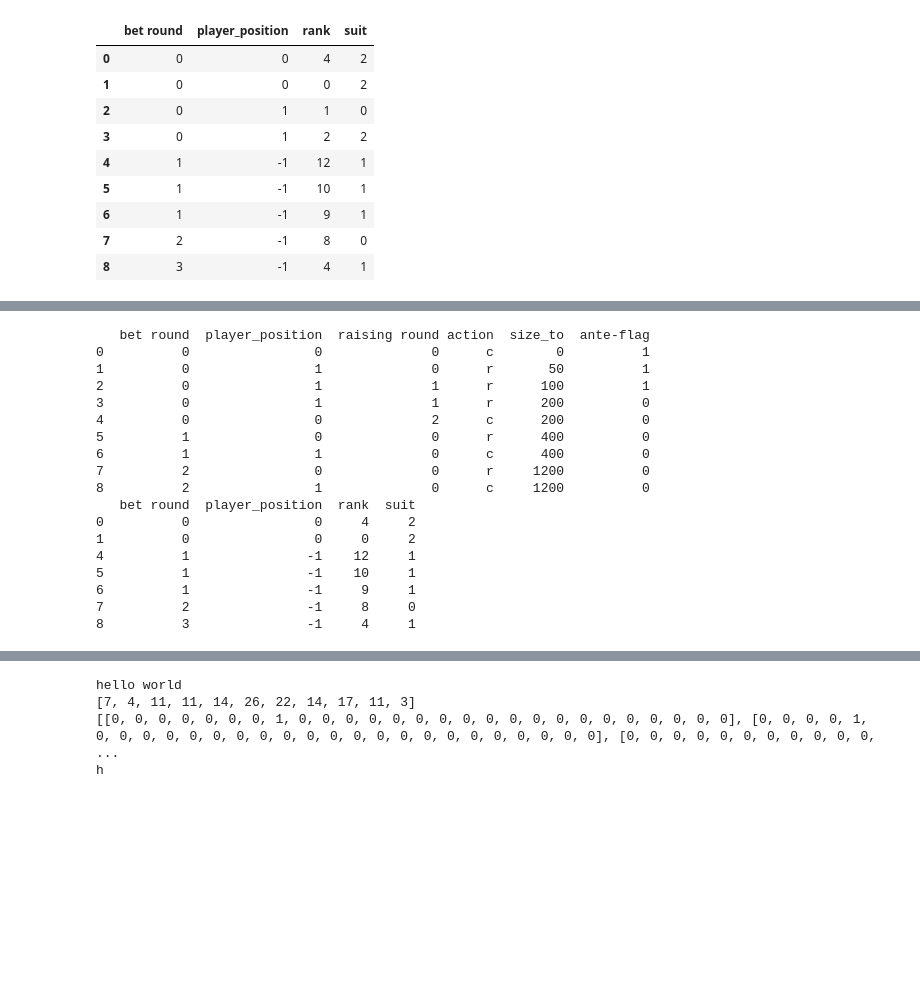
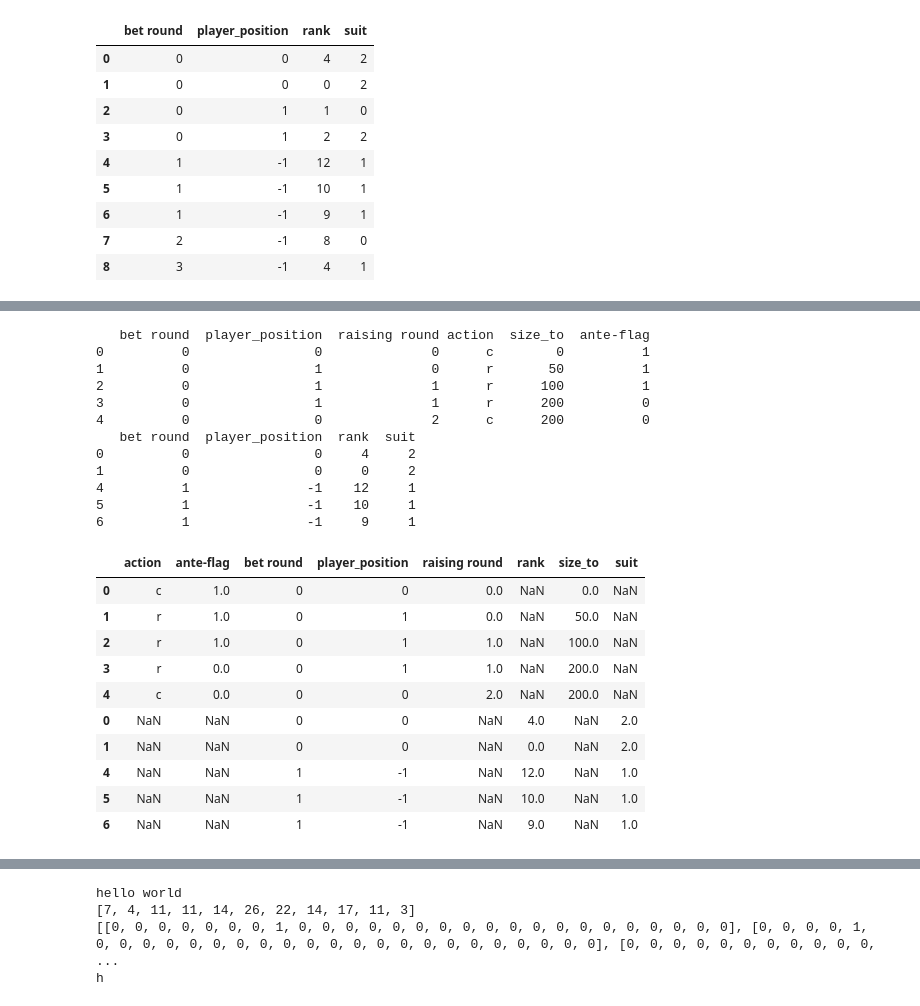
Before and after one commit to dsp2109/DeepDonkey, a Jupyter notebook: hand_log_to_Input_CNNandRL.ipynb, the cells around one changed output, grey strips where cells are left out. Cells and saved outputs as stored; diff of their text form; code cells hidden in the pictures; blank space fills up the shorter version.

```diff
--- a/hand_log_to_Input_CNNandRL.ipynb
+++ b/hand_log_to_Input_CNNandRL.ipynb
@@ -117,7 +117,7 @@ hand_log["hand_index"] = hand_log.index
 # %%
 num_steps = df_steps[df_steps["ante-flag"]==0]["ante-flag"].count()
 
-p0_states = df_steps[(df_steps["player_position"]) == 0 & (df_steps["ante-flag"] == 0)]
-p1_states = df_steps[(df_steps["player_position"]) == 0 & (df_steps["ante-flag"] == 1)]
+p0_states = df_steps[(df_steps["player_position"] == 0) & (df_steps["ante-flag"] == 0)]
+p1_states = df_steps[(df_steps["player_position"] == 1) & (df_steps["ante-flag"] == 0)]
 #state:
 #action x cards = [round, player, (raising round, action, size_to, ante-flag), (rank, suit)]
@@ -124,5 +132,5 @@ p1_states = df_steps[(df_steps["player_position"]) == 0 & (df_steps["ante-flag"]
 # %%
-idx = 4
+idx = 2
 player_pos = 0
 current_step = p0_states.iloc[idx].name
 current_round = p0_states.iloc[idx]["bet round"]
@@ -139,15 +147,23 @@ print(known_cards)
 2          0                1              1      r      100          1
 3          0                1              1      r      200          0
 4          0                0              2      c      200          0
-5          1                0              0      r      400          0
-6          1                1              0      c      400          0
-7          2                0              0      r     1200          0
-8          2                1              0      c     1200          0
    bet round  player_position  rank  suit
 0          0                0     4     2
 1          0                0     0     2
 4          1               -1    12     1
 5          1               -1    10     1
 6          1               -1     9     1
-7          2               -1     8     0
-8          3               -1     4     1
+# %%
+pd.concat([known_actions, known_cards], axis = 0)
+# %% [output]
+|  | action | ante-flag | bet round | player_position | raising round | rank | size_to | suit |
+| 0 | c | 1.0 | 0 | 0 | 0.0 | NaN | 0.0 | NaN |
+| 1 | r | 1.0 | 0 | 1 | 0.0 | NaN | 50.0 | NaN |
+| 2 | r | 1.0 | 0 | 1 | 1.0 | NaN | 100.0 | NaN |
+| 3 | r | 0.0 | 0 | 1 | 1.0 | NaN | 200.0 | NaN |
+| 4 | c | 0.0 | 0 | 0 | 2.0 | NaN | 200.0 | NaN |
+| 0 | NaN | NaN | 0 | 0 | NaN | 4.0 | NaN | 2.0 |
+| 1 | NaN | NaN | 0 | 0 | NaN | 0.0 | NaN | 2.0 |
+| 4 | NaN | NaN | 1 | -1 | NaN | 12.0 | NaN | 1.0 |
+| 5 | NaN | NaN | 1 | -1 | NaN | 10.0 | NaN | 1.0 |
+| 6 | NaN | NaN | 1 | -1 | NaN | 9.0 | NaN | 1.0 |
```
Also changed, not shown: parts of 7 cells of this notebook.
